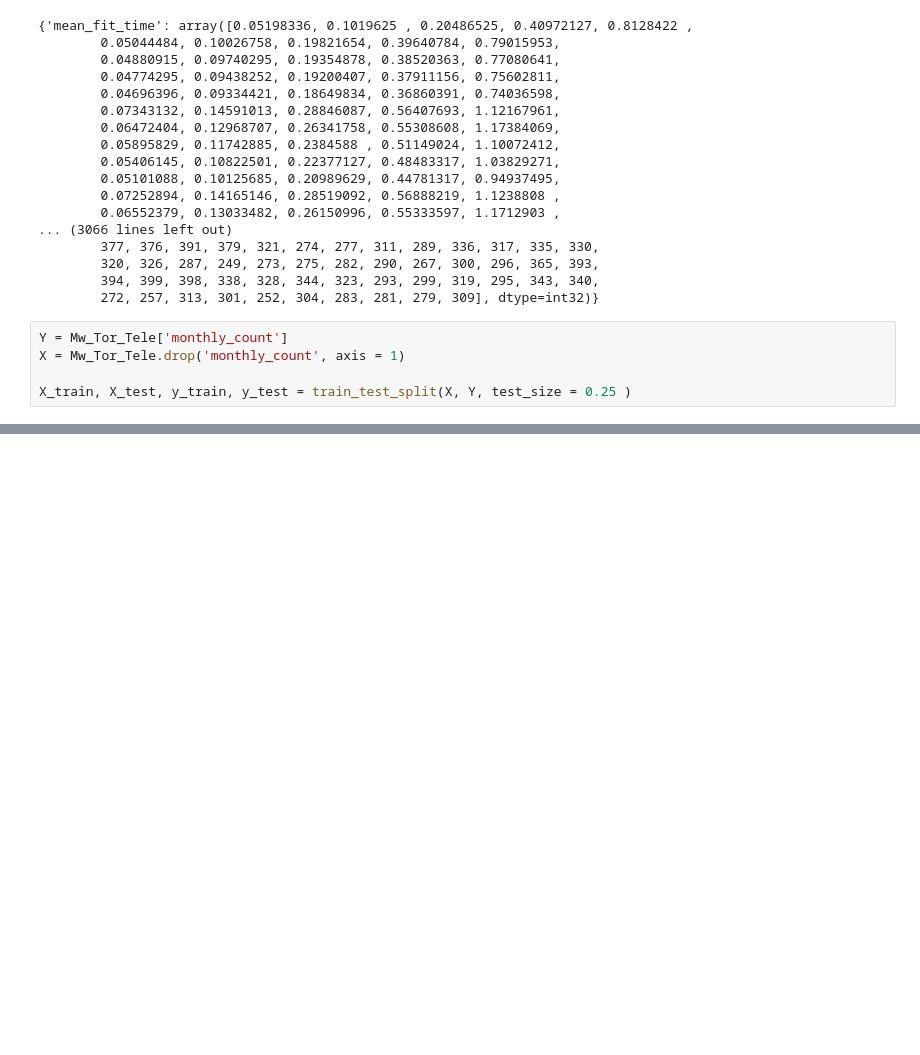
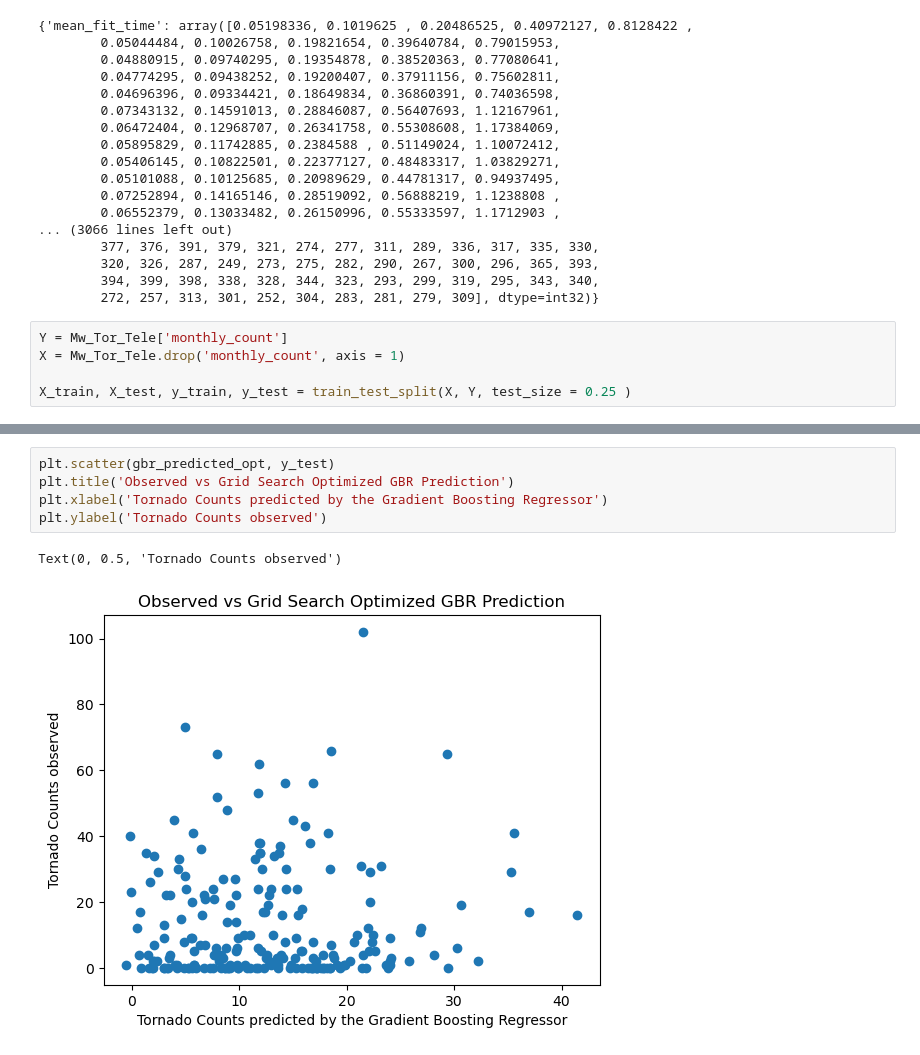
Before and after one commit to ArcticOctopi/ATMS-523-Module-6, a Jupyter notebook: Park-solution.ipynb, the cells around one changed output, grey strips where cells are left out. Drawn from its saved outputs; the diff is of its cells as text; blank space fills up the shorter version.

```diff
--- a/Park-solution.ipynb
+++ b/Park-solution.ipynb
@@ -151,3 +171,11 @@ RMSE Score the Gradient Boosting Regression is  5.751402356015098
+# %%
+plt.scatter(gbr_predicted_opt, y_test)
+plt.title('Observed vs Grid Search Optimized GBR Prediction')
+plt.xlabel('Tornado Counts predicted by the Gradient Boosting Regressor')
+plt.ylabel('Tornado Counts observed')
+# %% [output]
+Text(0, 0.5, 'Tornado Counts observed')
+[figure, added]
 # %%
 gbr_model = GradientBoostingRegressor()
 gbr_model.fit(X_train, y_train)
```
Also changed, not shown: parts of 11 cells of this notebook.
